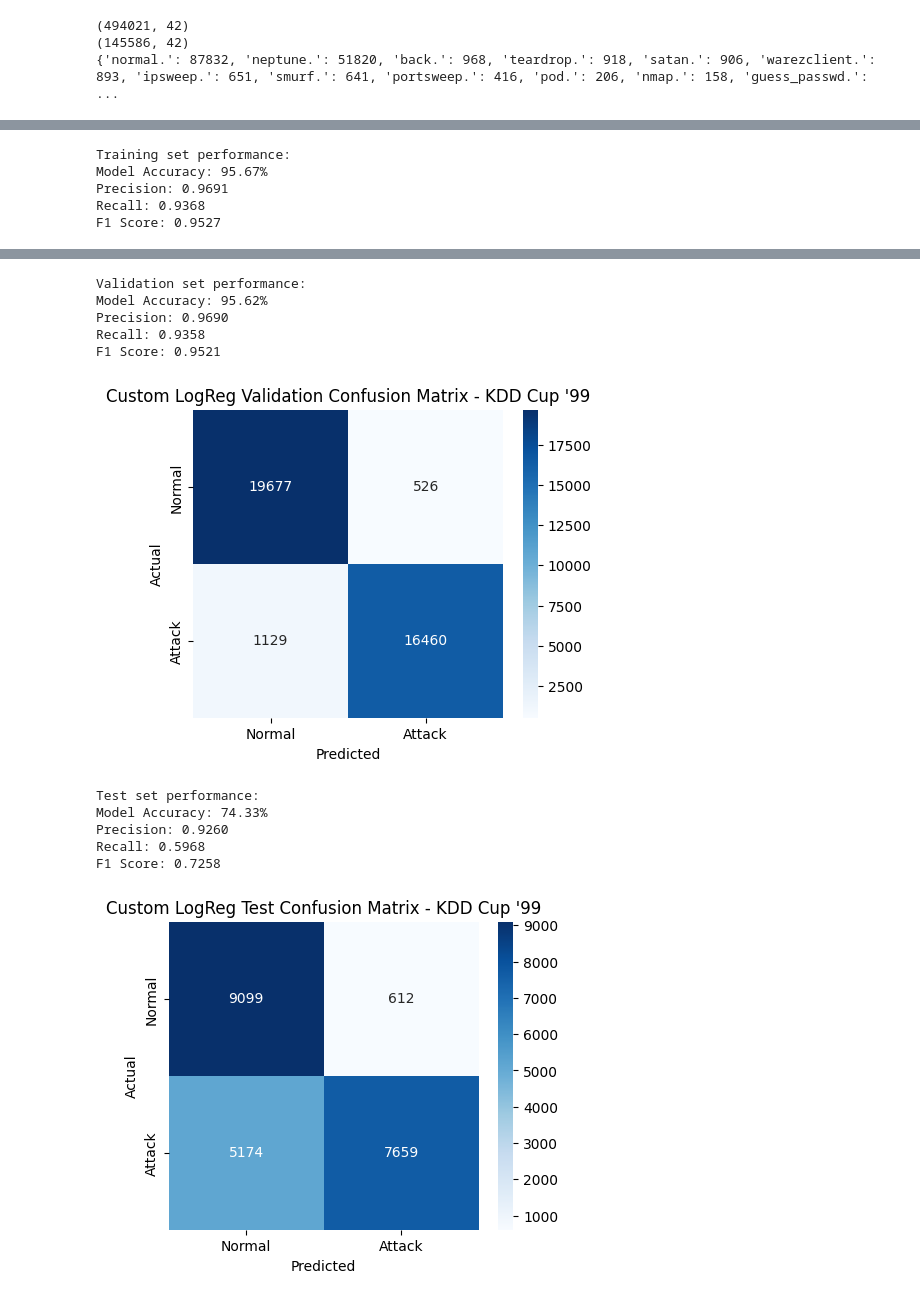
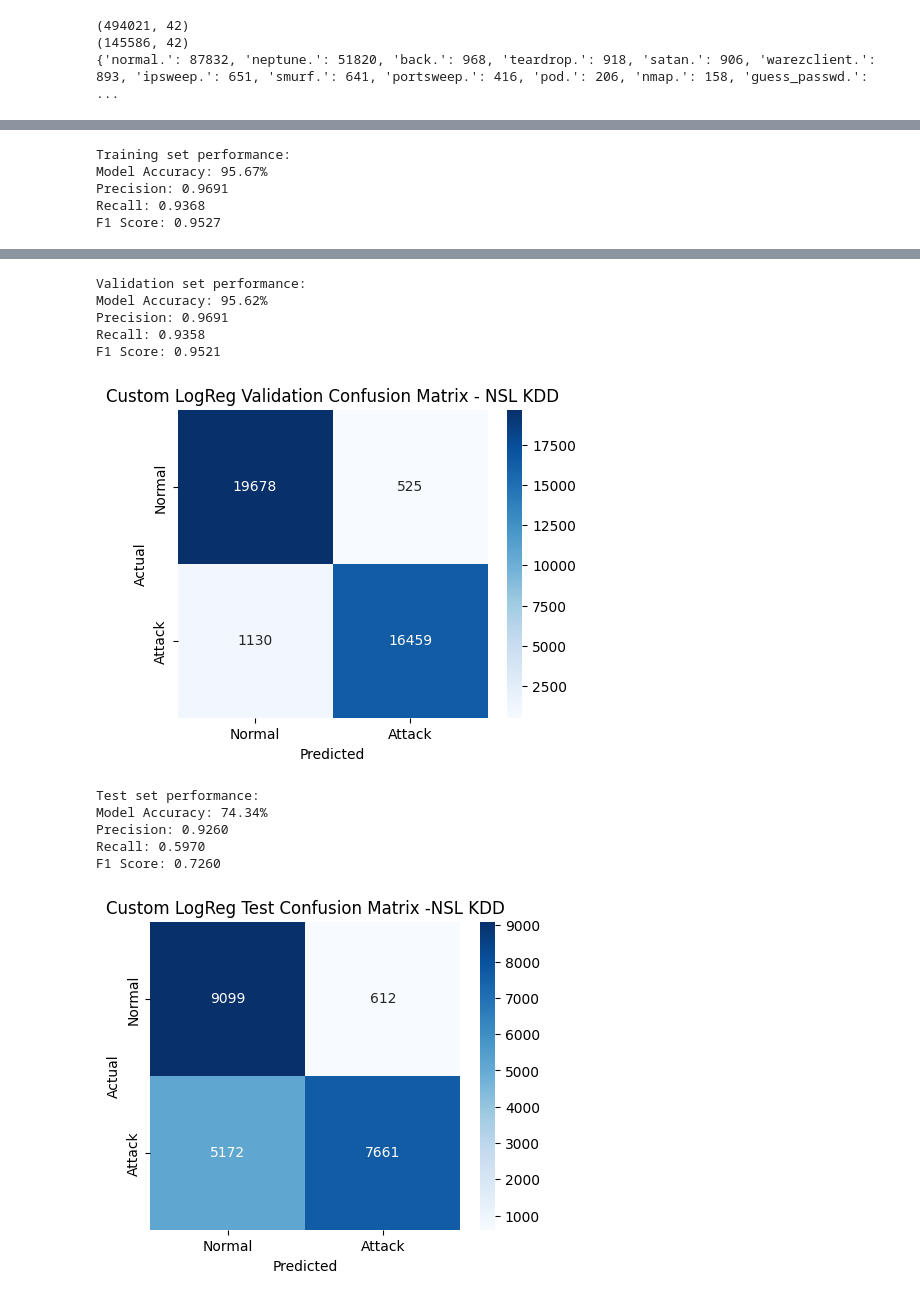
Before and after one commit to Satvik0110/Network-Intrusion-Detector, a Jupyter notebook: NID_using_LR.ipynb, the cells around one changed output, grey strips where cells are left out. Cells and saved outputs as stored; diff of their text form; code cells hidden in the pictures.

```diff
--- a/NID_using_LR.ipynb
+++ b/NID_using_LR.ipynb
@@ -417,6 +475,6 @@ X_train = scaler.fit_transform(X_train)
 X_val = scaler.transform(X_val)
 X_test = scaler.transform(X_test)
 # %%
-best_alpha, best_epochs, best_threshold = tune_hyperparameters_custom(X_train, y_train, X_val, y_val)
+best_alpha, best_epochs = tune_hyperparameters_custom(X_train, y_train, X_val, y_val)
 # %% [output]
 Testing with alpha=0.001, epochs=500
@@ -451,5 +506,9 @@ Best Validation F1 Score: 0.9521
 print("\nTraining final model with best parameters...")
 log_reg = LogisticRegression(alpha=best_alpha, epochs=best_epochs)
 log_reg.fit(X_train, y_train)
+
+#Finding Best threshold
+y_val_probs = log_reg.predict_proba(X_val)
+best_threshold = plot_threshold_vs_metrics(y_val, y_val_probs)
 # %% [output]
 Training final model with best parameters...
@@ -458,19 +519,19 @@ Training final model with best parameters...
 y_train_probs = log_reg.predict_proba(X_train)
 y_train_pred = (y_train_probs >= best_threshold).astype(int)
 print("\nTraining set performance:")
-calculateAndDisplayEvaluationMetrics(y_train, y_train_pred, "Custom LogReg Validation Confusion Matrix - KDD Cup '99")
+calculateAndDisplayEvaluationMetrics(y_train, y_train_pred, "Custom LogReg Validation Confusion Matrix - NSL KDD")
 
 # Evaluate on validation set
 y_val_probs = log_reg.predict_proba(X_val)
 y_val_pred = (y_val_probs >= best_threshold).astype(int)
 print("\nValidation set performance:")
-calculateAndDisplayEvaluationMetrics(y_val, y_val_pred, "Custom LogReg Validation Confusion Matrix - KDD Cup '99")
+calculateAndDisplayEvaluationMetrics(y_val, y_val_pred, "Custom LogReg Validation Confusion Matrix - NSL KDD")
 
 # Evaluate on test set
 y_test_probs = log_reg.predict_proba(X_test)
 y_test_pred = (y_test_probs >= best_threshold).astype(int)
 print("\nTest set performance:")
-calculateAndDisplayEvaluationMetrics(y_test, y_test_pred, "Custom LogReg Test Confusion Matrix - KDD Cup '99")
+calculateAndDisplayEvaluationMetrics(y_test, y_test_pred, "Custom LogReg Test Confusion Matrix -NSL KDD")
 # %% [output]
 Training set performance:
 Model Accuracy: 95.67%
@@ -481,12 +542,12 @@ F1 Score: 0.9527
 Validation set performance:
 Model Accuracy: 95.62%
-Precision: 0.9690
+Precision: 0.9691
 Recall: 0.9358
 F1 Score: 0.9521
-[figure, old version]
+[figure, new version]
 Test set performance:
-Model Accuracy: 74.33%
+Model Accuracy: 74.34%
 Precision: 0.9260
-Recall: 0.5968
-F1 Score: 0.7258
+Recall: 0.5970
+F1 Score: 0.7260
-[figure, old version]
+[figure, new version]
```
Also changed, not shown: parts of 18 cells of this notebook.
